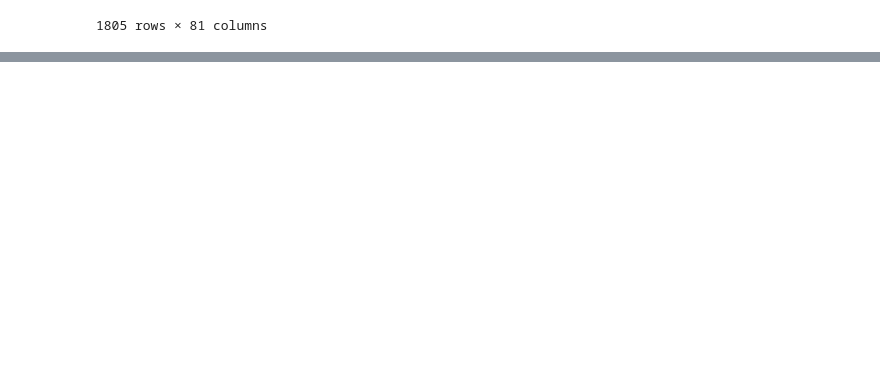
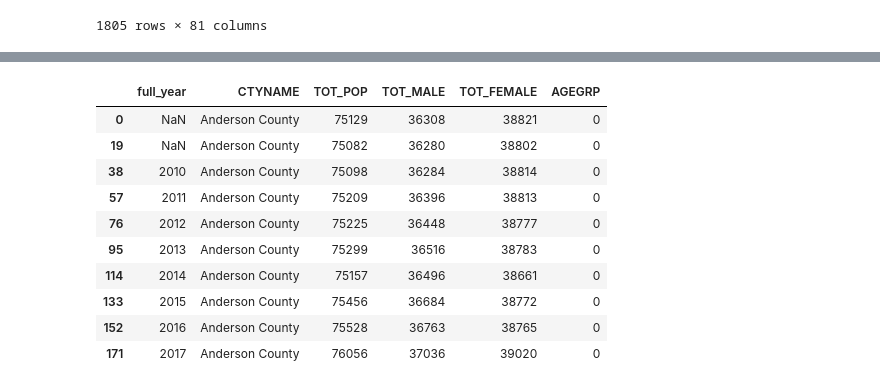
Before and after one commit to csider0317/opiate-fatal, a Jupyter notebook: notebook/prescription_data.ipynb, the cells around one changed output, grey strips where cells are left out. Drawn from its saved outputs; the diff is of its cells as text; code cells hidden in the pictures; blank space fills up the shorter version.

```diff
--- a/notebook/prescription_data.ipynb
+++ b/notebook/prescription_data.ipynb
@@ -127,0 +147,14 @@ year_2017
+# %%
+pop_inc.head(10)
+# %% [output]
+|  | full_year | CTYNAME | TOT_POP | TOT_MALE | TOT_FEMALE | AGEGRP |
+| 0 | NaN | Anderson County | 75129 | 36308 | 38821 | 0 |
+| 19 | NaN | Anderson County | 75082 | 36280 | 38802 | 0 |
+| 38 | 2010 | Anderson County | 75098 | 36284 | 38814 | 0 |
+| 57 | 2011 | Anderson County | 75209 | 36396 | 38813 | 0 |
+| 76 | 2012 | Anderson County | 75225 | 36448 | 38777 | 0 |
+| 95 | 2013 | Anderson County | 75299 | 36516 | 38783 | 0 |
+| 114 | 2014 | Anderson County | 75157 | 36496 | 38661 | 0 |
+| 133 | 2015 | Anderson County | 75456 | 36684 | 38772 | 0 |
+| 152 | 2016 | Anderson County | 75528 | 36763 | 38765 | 0 |
+| 171 | 2017 | Anderson County | 76056 | 37036 | 39020 | 0 |
```
Also changed, not shown: parts of 4 cells of this notebook, 1 other file.
